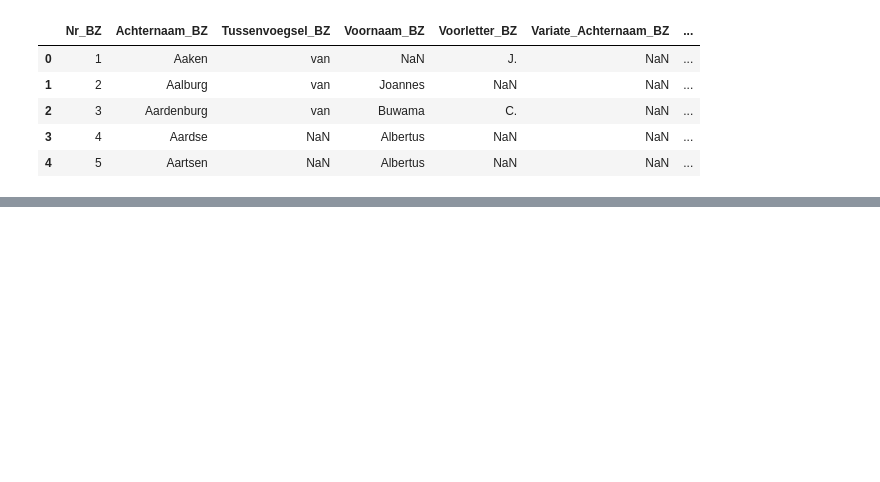
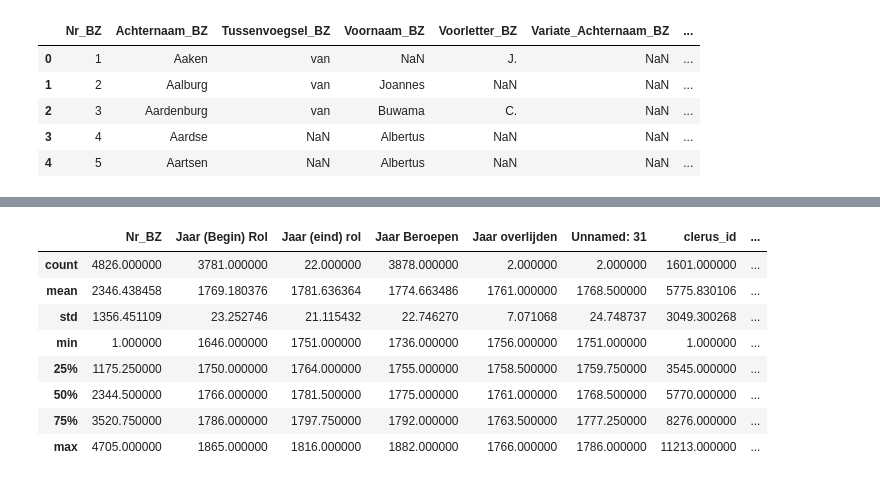
Before and after one commit to DigiDuRe/DigiDuRe, a Jupyter notebook: act5/boekzaallijst.ipynb, the cells around one changed output, grey strips where cells are left out. Saved outputs shown, nothing was run; the diff lists cells and outputs as text; code cells hidden in the pictures; blank space fills up the shorter version.

Commit message:
added script to link boekzaallijst with Clerus

```diff
--- a/act5/boekzaallijst.ipynb
+++ b/act5/boekzaallijst.ipynb
@@ -34,3 +38,6 @@ boekzaallijst.head()
+# %%
+
+boekzaallijst['boekzaallink'] = boekzaallijst['Achternaam_BZ'].astype(str) + '_' + boekzaallijst['Bestemming'].astype(str).str.replace(' ', '').str[:6]
 # %%
-jaar_begin_role = {'Jaar (Begin) Rol': pd.Int64Dtype()}
-d11 = pd.read_csv(d11_csv, sep=';', dtype=d11_col_data_type, encoding='utf-8')
+years_to_integers = {'minister_year': pd.Int64Dtype() }
+minister = pd.read_csv(input_file_minister, sep=';', dtype=years_to_integers, encoding='utf-8')
@@ -39,0 +53,3 @@ d11 = pd.read_csv(d11_csv, sep=';', dtype=d11_col_data_type, encoding='utf-8')
+# %%
+minister['join_name_1'] = minister['join_name'].str.split().str[0]
+minister['boekzaallink'] = minister['join_name_1'].astype(str) + '_' + minister['minister'].astype(str).str.replace(' ', '').str[:6]
@@ -39,0 +65,2 @@ d11 = pd.read_csv(d11_csv, sep=';', dtype=d11_col_data_type, encoding='utf-8')
+# %%
+boekzaal_minister = pd.merge(boekzaallijst, minister, left_on='boekzaallink', right_on='boekzaallink', how='left')
@@ -39,0 +76,12 @@ d11 = pd.read_csv(d11_csv, sep=';', dtype=d11_col_data_type, encoding='utf-8')
+# %%
+boekzaal_minister.describe()
+# %% [output]
+|  | Nr_BZ | Jaar (Begin) Rol | Jaar (eind) rol | Jaar Beroepen | Jaar overlijden | Unnamed: 31 | clerus_id | ... |
+| count | 4826.000000 | 3781.000000 | 22.000000 | 3878.000000 | 2.000000 | 2.000000 | 1601.000000 | ... |
+| mean | 2346.438458 | 1769.180376 | 1781.636364 | 1774.663486 | 1761.000000 | 1768.500000 | 5775.830106 | ... |
+| std | 1356.451109 | 23.252746 | 21.115432 | 22.746270 | 7.071068 | 24.748737 | 3049.300268 | ... |
+| min | 1.000000 | 1646.000000 | 1751.000000 | 1736.000000 | 1756.000000 | 1751.000000 | 1.000000 | ... |
+| 25% | 1175.250000 | 1750.000000 | 1764.000000 | 1755.000000 | 1758.500000 | 1759.750000 | 3545.000000 | ... |
+| 50% | 2344.500000 | 1766.000000 | 1781.500000 | 1775.000000 | 1761.000000 | 1768.500000 | 5770.000000 | ... |
+| 75% | 3520.750000 | 1786.000000 | 1797.750000 | 1792.000000 | 1763.500000 | 1777.250000 | 8276.000000 | ... |
+| max | 4705.000000 | 1865.000000 | 1816.000000 | 1882.000000 | 1766.000000 | 1786.000000 | 11213.000000 | ... |
```
Also changed, not shown: parts of 8 cells of this notebook.
